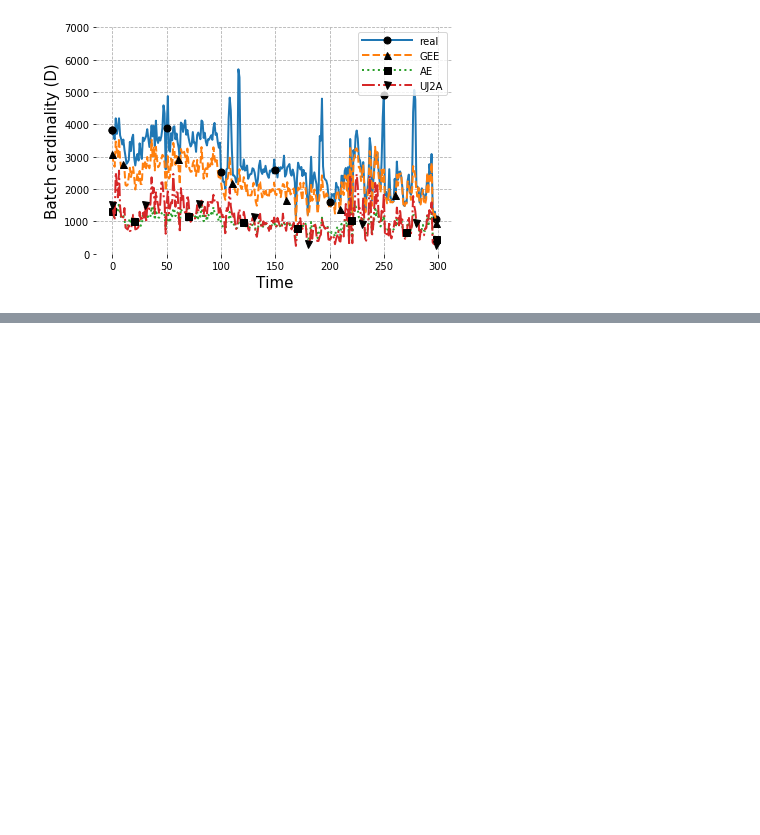
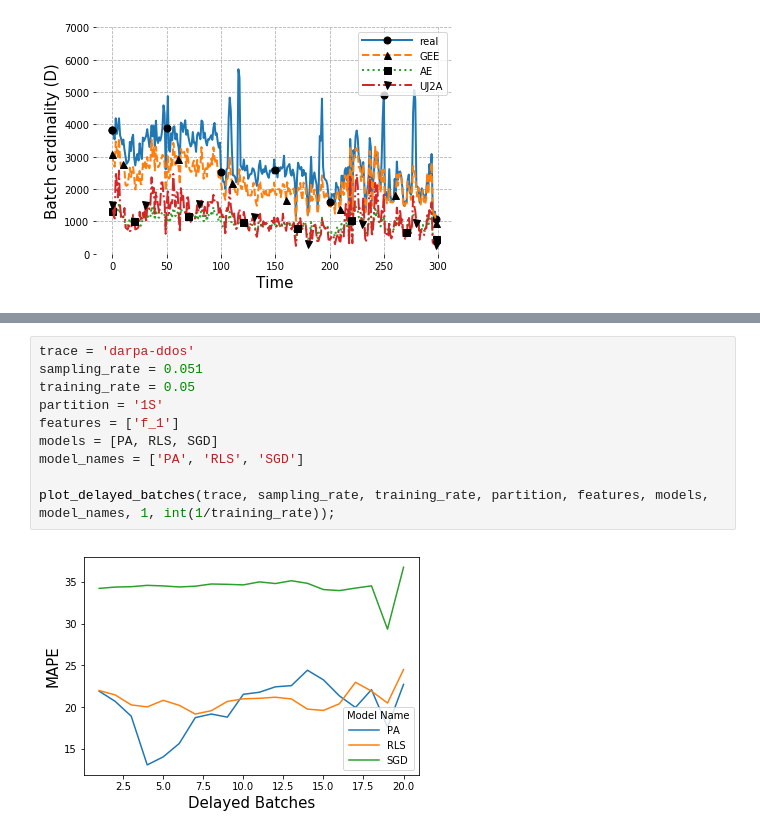
Before and after one commit to yuvalnezri/CardEst, a Jupyter notebook: ipython/evaluation.ipynb, the cells around one changed output, grey strips where cells are left out. Drawn from its saved outputs; the diff is of its cells as text; blank space fills up the shorter version.

```diff
--- a/ipython/evaluation.ipynb
+++ b/ipython/evaluation.ipynb
@@ -683,0 +726,12 @@ plot_tradeoff(trace, effective_sampling_rate, sampling_rates, partitions, featur
+# %%
+trace = 'darpa-ddos'
+sampling_rate = 0.051
+training_rate = 0.05
+partition = '1S'
+features = ['f_1']
+models = [PA, RLS, SGD]
+model_names = ['PA', 'RLS', 'SGD']
+
+plot_delayed_batches(trace, sampling_rate, training_rate, partition, features, models, model_names, 1, int(1/training_rate));
+# %% [output]
+[figure, added]
```
Also changed, not shown: parts of 30 cells of this notebook, 12 other files.
